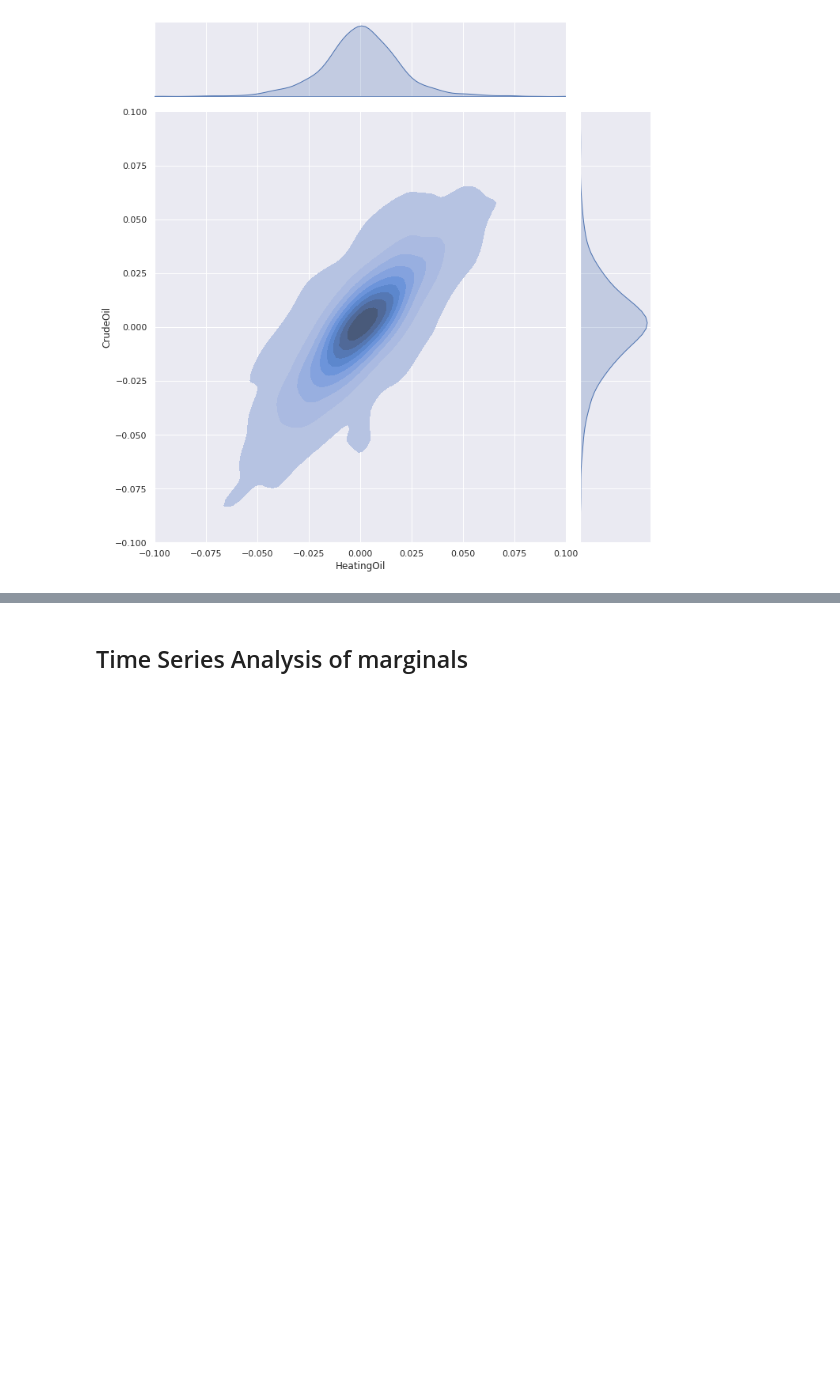
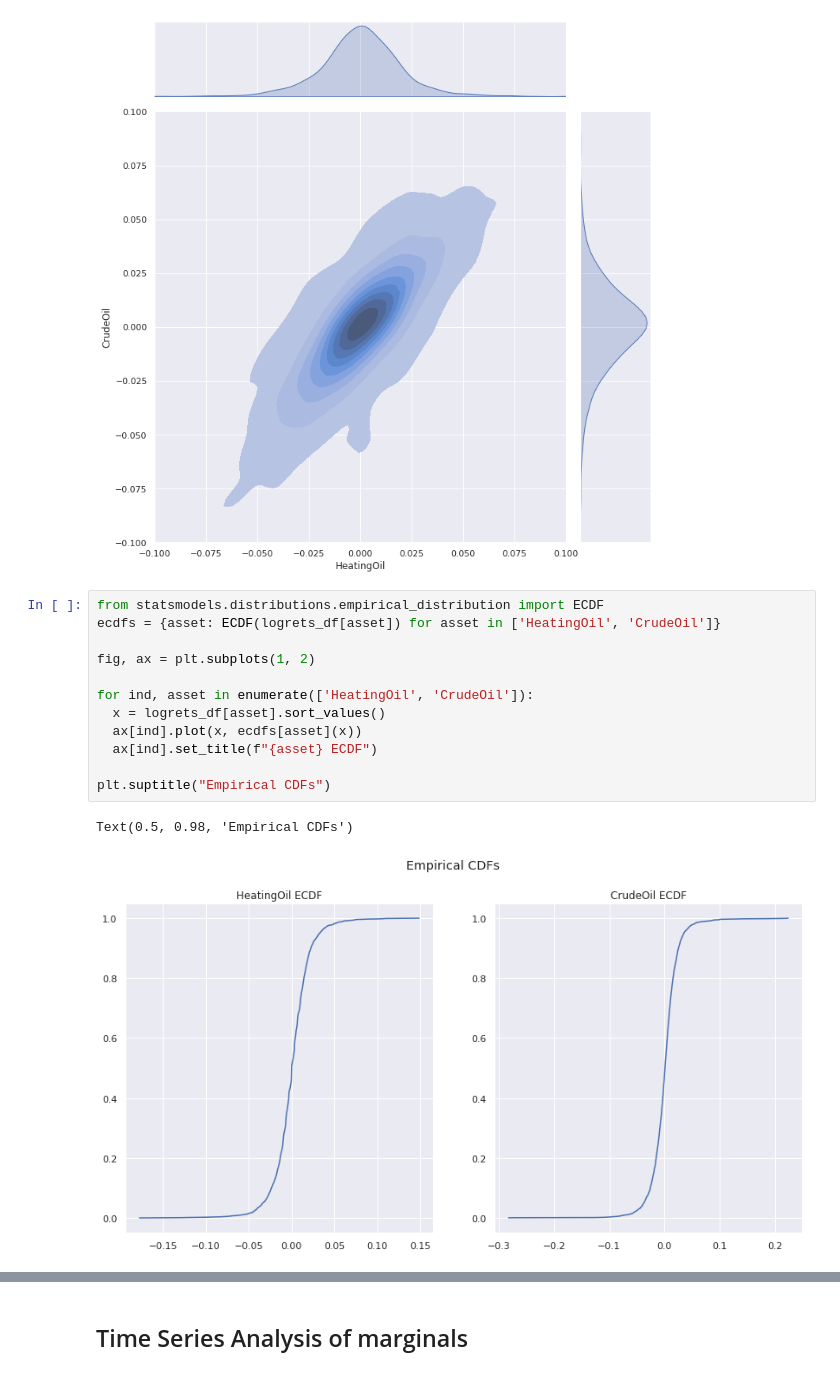
Before and after one commit to PiotMik/spread-options, a Jupyter notebook: Copulas.ipynb, the cells around one changed output, grey strips where cells are left out. Cells and saved outputs as stored; diff of their text form; blank space fills up the shorter version.

Commit message:
Added PIT and empirical copula visualization

```diff
--- a/Copulas.ipynb
+++ b/Copulas.ipynb
@@ -150,3 +152,18 @@ _=sns.jointplot(
     fill=True, xlim=(-0.1, 0.1), ylim=(-0.1, 0.1))
 # %% [output]
 [figure]
+# %%
+from statsmodels.distributions.empirical_distribution import ECDF
+ecdfs = {asset: ECDF(logrets_df[asset]) for asset in ['HeatingOil', 'CrudeOil']}
+
+fig, ax = plt.subplots(1, 2)
+
+for ind, asset in enumerate(['HeatingOil', 'CrudeOil']):
+  x = logrets_df[asset].sort_values()
+  ax[ind].plot(x, ecdfs[asset](x))
+  ax[ind].set_title(f"{asset} ECDF")
+
+plt.suptitle("Empirical CDFs")
+# %% [output]
+Text(0.5, 0.98, 'Empirical CDFs')
+[figure, added]
```
Also changed, not shown: parts of 2 cells of this notebook.
